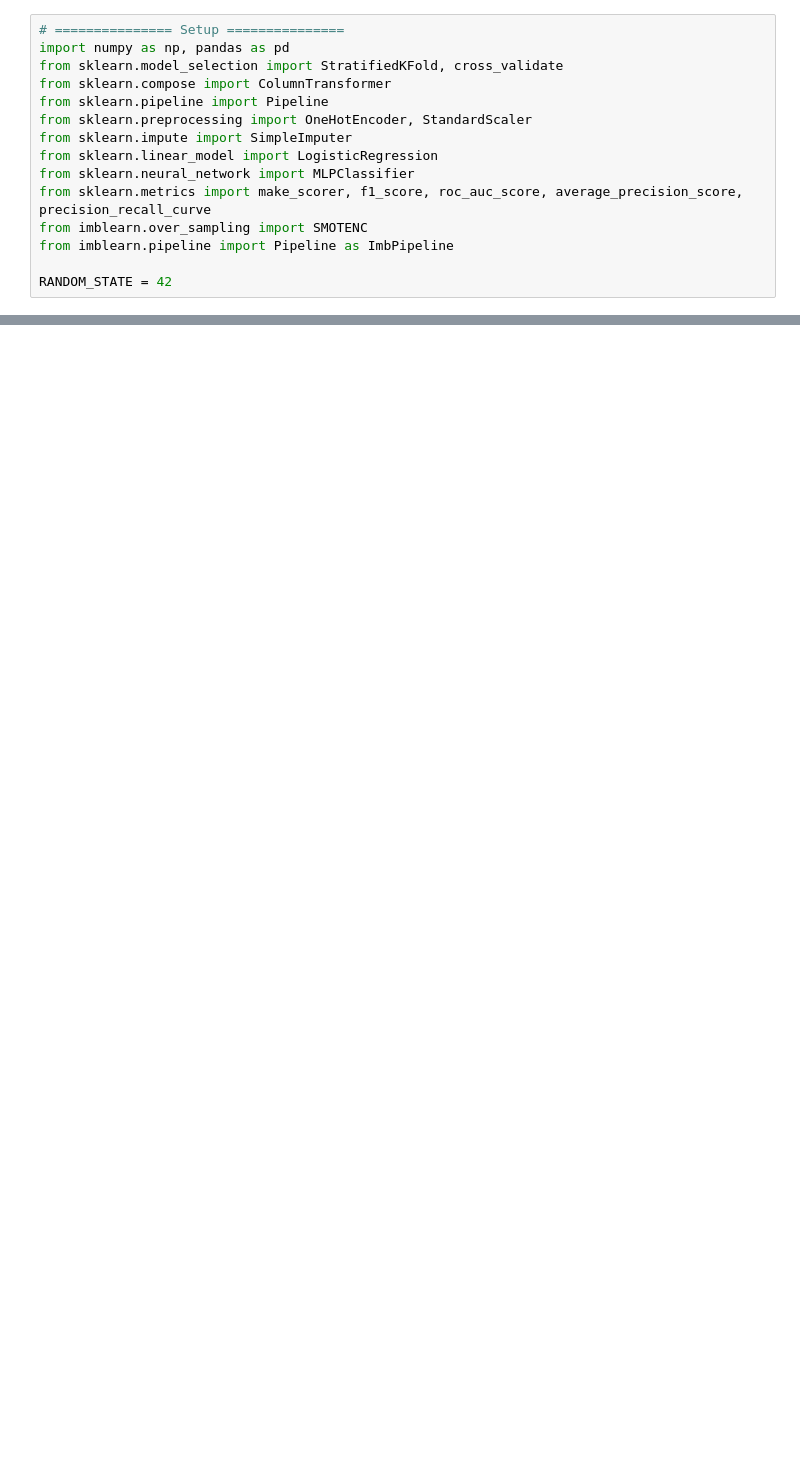
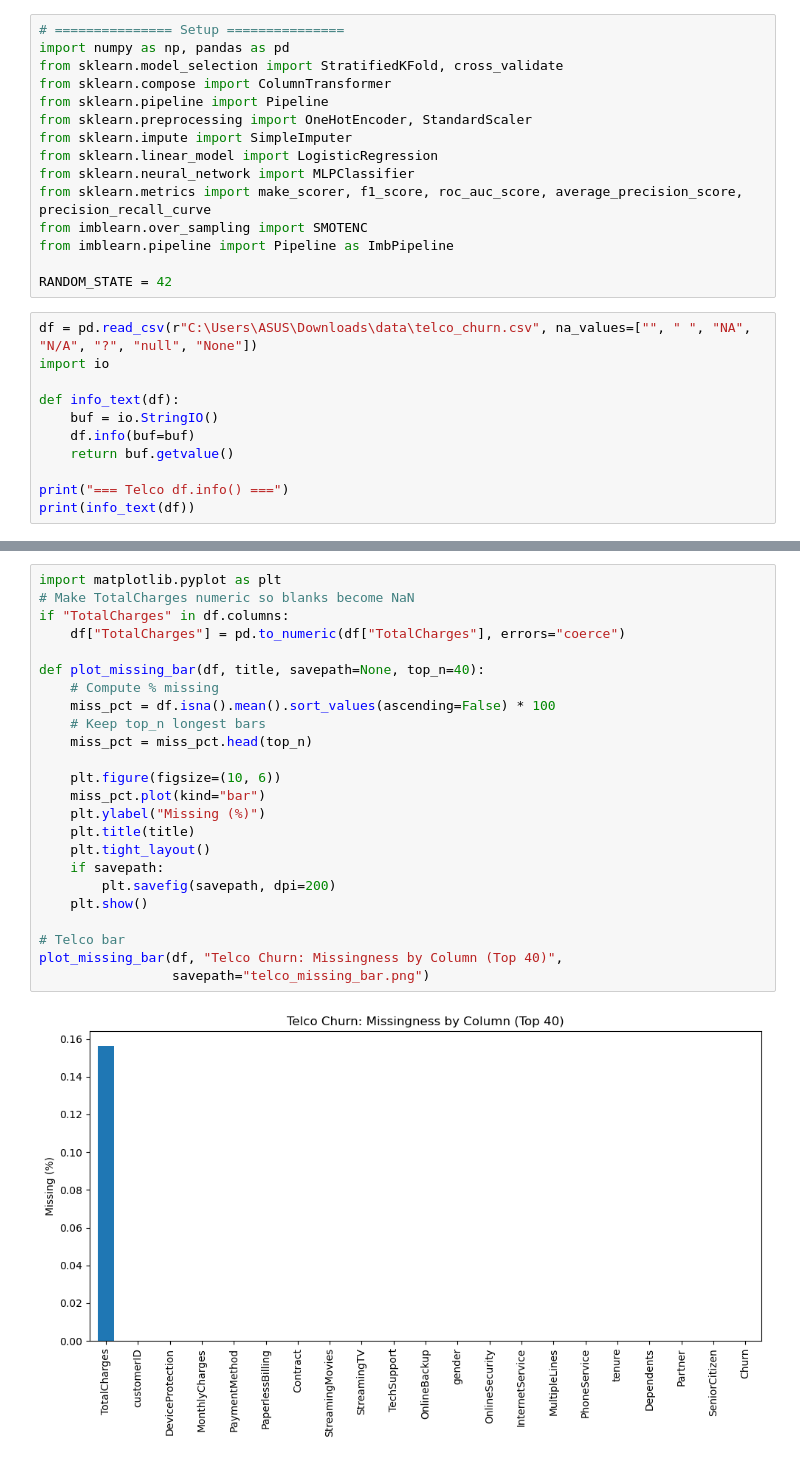
Before and after one commit to YanwithA/MachineLearning, a Jupyter notebook: Telco_cus.ipynb, the cells around one changed output, grey strips where cells are left out. Saved outputs shown, nothing was run; the diff lists cells and outputs as text; blank space fills up the shorter version.

Commit message:
Telco_cus files

```diff
--- a/Telco_cus.ipynb
+++ b/Telco_cus.ipynb
@@ -13,3 +13,14 @@ from imblearn.over_sampling import SMOTENC
 from imblearn.pipeline import Pipeline as ImbPipeline
 
 RANDOM_STATE = 42
+# %%
+df = pd.read_csv(r"C:\Users\ASUS\Downloads\data\telco_churn.csv", na_values=["", " ", "NA", "N/A", "?", "null", "None"])
+import io
+
+def info_text(df):
+    buf = io.StringIO()
+    df.info(buf=buf)
+    return buf.getvalue()
+
+print("=== Telco df.info() ===")
+print(info_text(df))
@@ -16,2 +45,28 @@ RANDOM_STATE = 42
+# %%
+import matplotlib.pyplot as plt
+# Make TotalCharges numeric so blanks become NaN
+if "TotalCharges" in df.columns:
+    df["TotalCharges"] = pd.to_numeric(df["TotalCharges"], errors="coerce")
+
+def plot_missing_bar(df, title, savepath=None, top_n=40):
+    # Compute % missing
+    miss_pct = df.isna().mean().sort_values(ascending=False) * 100
+    # Keep top_n longest bars
+    miss_pct = miss_pct.head(top_n)
+
+    plt.figure(figsize=(10, 6))
+    miss_pct.plot(kind="bar")
+    plt.ylabel("Missing (%)")
+    plt.title(title)
+    plt.tight_layout()
+    if savepath:
+        plt.savefig(savepath, dpi=200)
+    plt.show()
+
+# Telco bar
+plot_missing_bar(df, "Telco Churn: Missingness by Column (Top 40)",
+                 savepath="telco_missing_bar.png")
+# %% [output]
+[figure, added]
 # %%
 # =============== Load ===============
```
Also changed, not shown: parts of 5 cells of this notebook.
